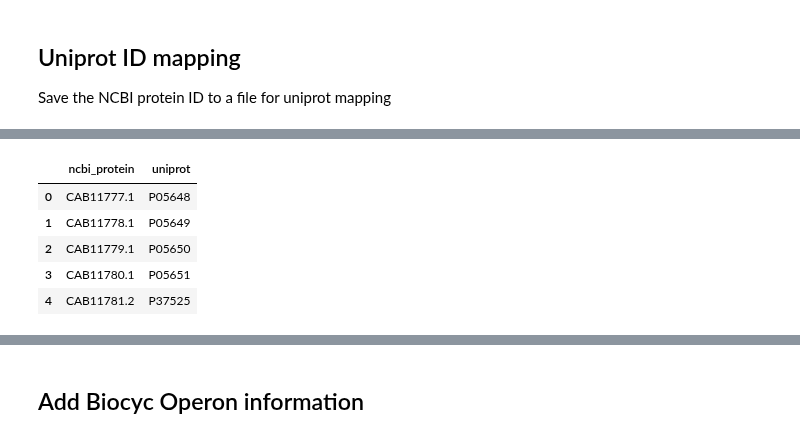
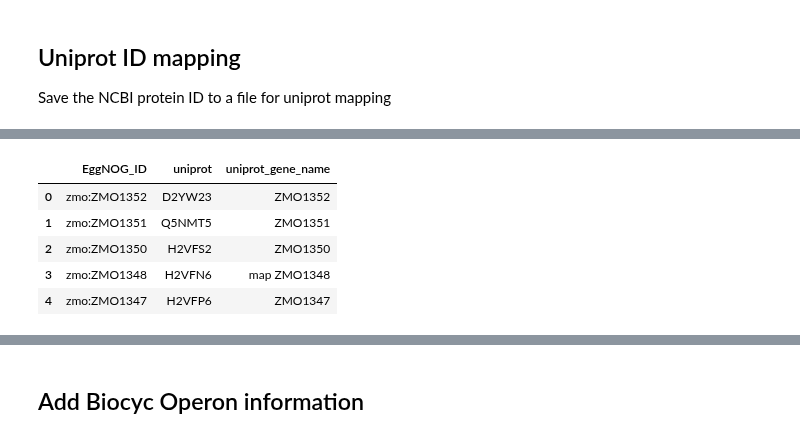
Before and after one commit to cristalzucsd/iModulonMiner, a Jupyter notebook: 5_characterize_iModulons/1_create_the_gene_table.ipynb, the cells around one changed output, grey strips where cells are left out. Cells and saved outputs as stored; diff of their text form; code cells hidden in the pictures.

```diff
--- a/5_characterize_iModulons/1_create_the_gene_table.ipynb
+++ b/5_characterize_iModulons/1_create_the_gene_table.ipynb
@@ -185,14 +208,14 @@ Map the NCBI protein IDs to Uniprot IDs
 # %%
 mapping_uniprot = pd.read_csv(os.path.join('..','data','external','uniprot_mapping.tsv'),sep = '\t')
-mapping_uniprot = mapping_uniprot.rename(columns = {'From':'ncbi_protein','Entry':'uniprot'})[['ncbi_protein','uniprot']]
-mapping_uniprot = mapping_uniprot.drop_duplicates('ncbi_protein')
+mapping_uniprot = mapping_uniprot.rename(columns = {'Gene Names' : 'uniprot_gene_name', 'From':'EggNOG_ID','Entry':'uniprot'})[['EggNOG_ID','uniprot','uniprot_gene_name']]
+mapping_uniprot = mapping_uniprot.drop_duplicates('EggNOG_ID')
 mapping_uniprot.head()
 # %% [output]
-|  | ncbi_protein | uniprot |
-| 0 | CAB11777.1 | P05648 |
-| 1 | CAB11778.1 | P05649 |
-| 2 | CAB11779.1 | P05650 |
-| 3 | CAB11780.1 | P05651 |
-| 4 | CAB11781.2 | P37525 |
+|  | EggNOG_ID | uniprot | uniprot_gene_name |
+| 0 | zmo:ZMO1352 | D2YW23 | ZMO1352 |
+| 1 | zmo:ZMO1351 | Q5NMT5 | ZMO1351 |
+| 2 | zmo:ZMO1350 | H2VFS2 | ZMO1350 |
+| 3 | zmo:ZMO1348 | H2VFN6 | map ZMO1348 |
+| 4 | zmo:ZMO1347 | H2VFP6 | ZMO1347 |
 # %%
 # Merge with current annotation
```
Also changed, not shown: parts of 13 cells of this notebook, 6 other files.
